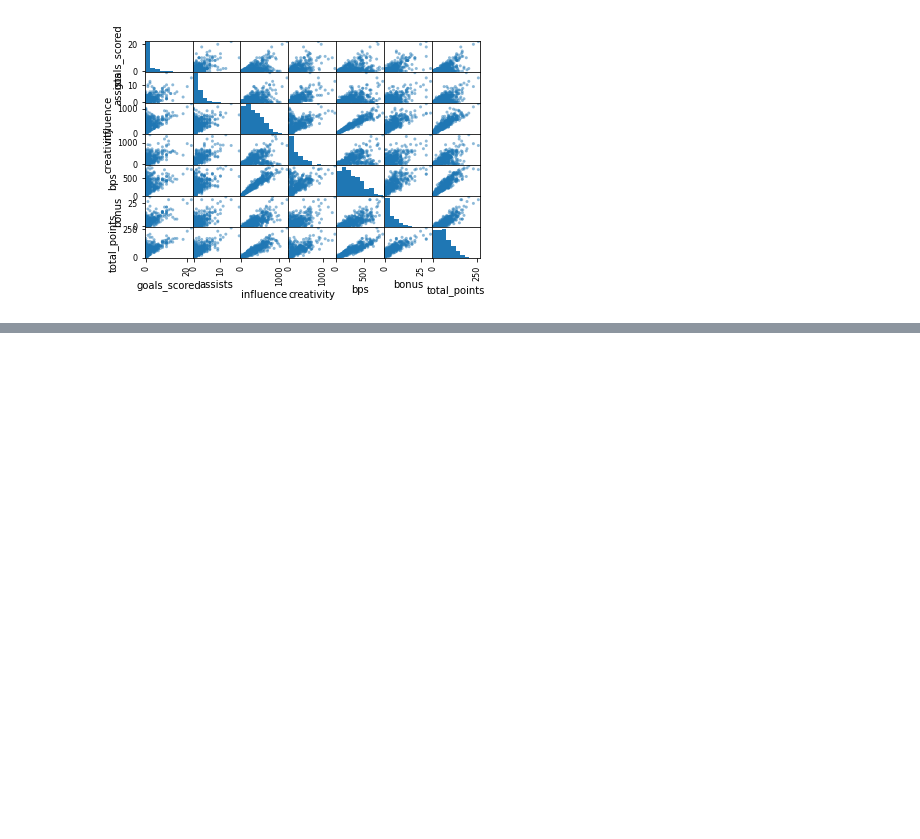
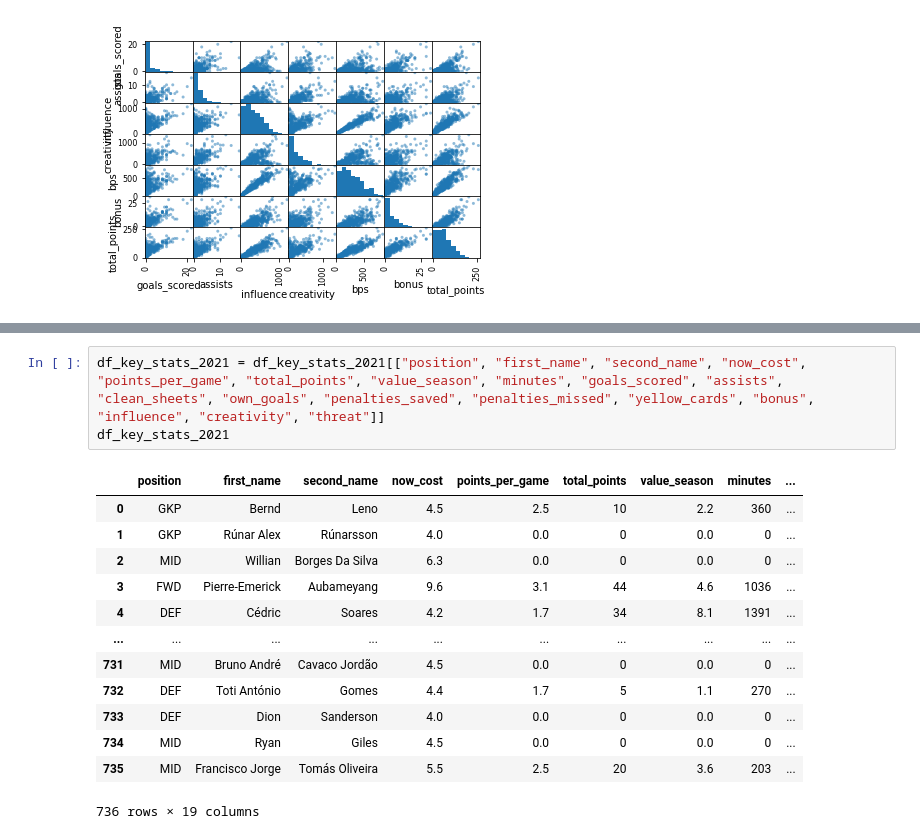
Before and after one commit to Smily-Pirate/Fpldatascrap, a Jupyter notebook: Fpl_fun.ipynb, the cells around one changed output, grey strips where cells are left out. Drawn from its saved outputs; the diff is of its cells as text; blank space fills up the shorter version.

```diff
--- a/Fpl_fun.ipynb
+++ b/Fpl_fun.ipynb
@@ -224,0 +316,17 @@ TypeError: Singleton array array(None, dtype=object) cannot be considered a vali
+# %%
+df_key_stats_2021 = df_key_stats_2021[["position", "first_name", "second_name", "now_cost", "points_per_game", "total_points", "value_season", "minutes", "goals_scored", "assists", "clean_sheets", "own_goals", "penalties_saved", "penalties_missed", "yellow_cards", "bonus", "influence", "creativity", "threat"]]
+df_key_stats_2021
+# %% [output]
+|  | position | first_name | second_name | now_cost | points_per_game | total_points | value_season | minutes | ... |
+| 0 | GKP | Bernd | Leno | 4.5 | 2.5 | 10 | 2.2 | 360 | ... |
+| 1 | GKP | Rúnar Alex | Rúnarsson | 4.0 | 0.0 | 0 | 0.0 | 0 | ... |
+| 2 | MID | Willian | Borges Da Silva | 6.3 | 0.0 | 0 | 0.0 | 0 | ... |
+| 3 | FWD | Pierre-Emerick | Aubameyang | 9.6 | 3.1 | 44 | 4.6 | 1036 | ... |
+| 4 | DEF | Cédric | Soares | 4.2 | 1.7 | 34 | 8.1 | 1391 | ... |
+| ... | ... | ... | ... | ... | ... | ... | ... | ... | ... |
+| 731 | MID | Bruno André | Cavaco Jordão | 4.5 | 0.0 | 0 | 0.0 | 0 | ... |
+| 732 | DEF | Toti António | Gomes | 4.4 | 1.7 | 5 | 1.1 | 270 | ... |
+| 733 | DEF | Dion | Sanderson | 4.0 | 0.0 | 0 | 0.0 | 0 | ... |
+| 734 | MID | Ryan | Giles | 4.5 | 0.0 | 0 | 0.0 | 0 | ... |
+| 735 | MID | Francisco Jorge | Tomás Oliveira | 5.5 | 2.5 | 20 | 3.6 | 203 | ... |
+736 rows × 19 columns
```
Also changed, not shown: parts of 12 cells of this notebook.
